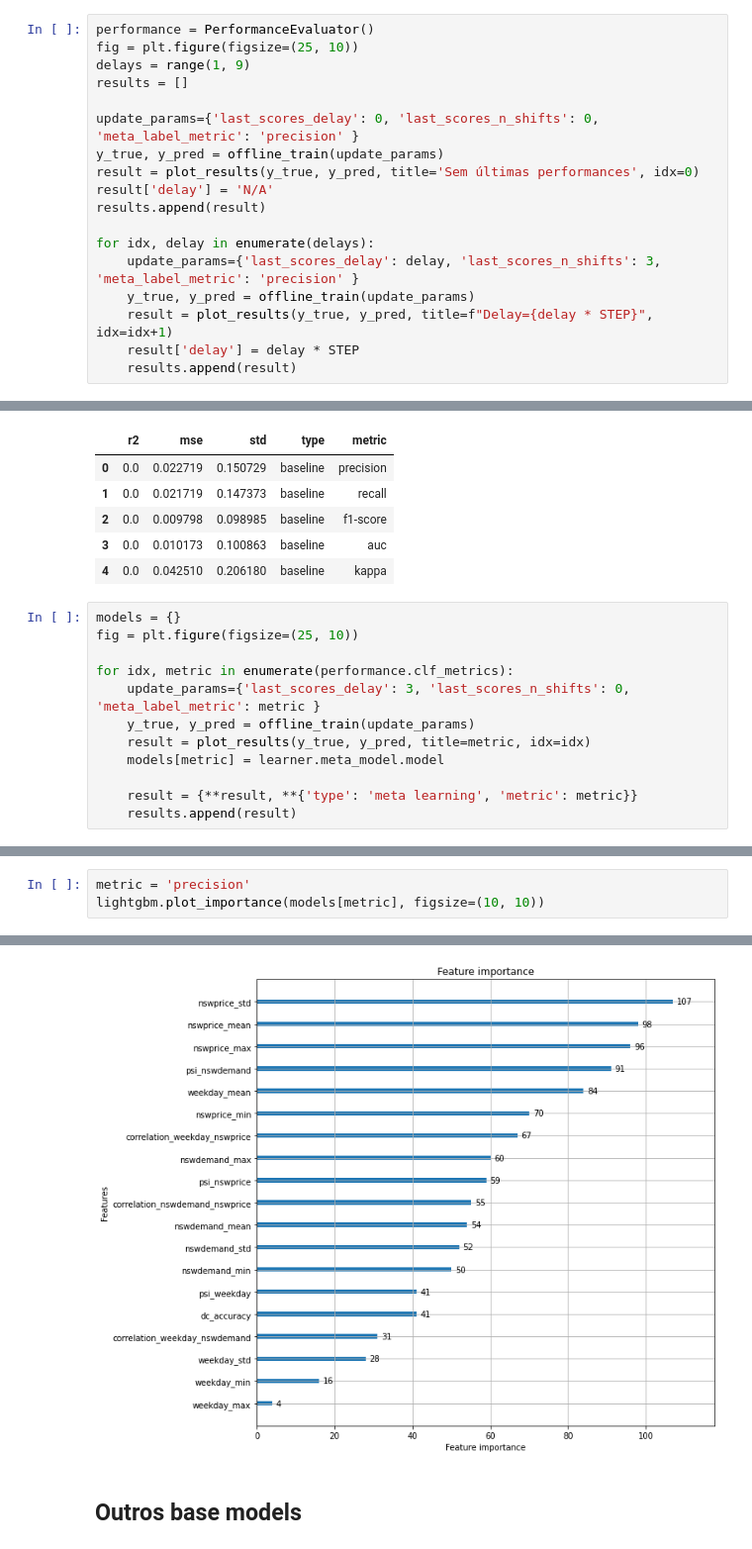
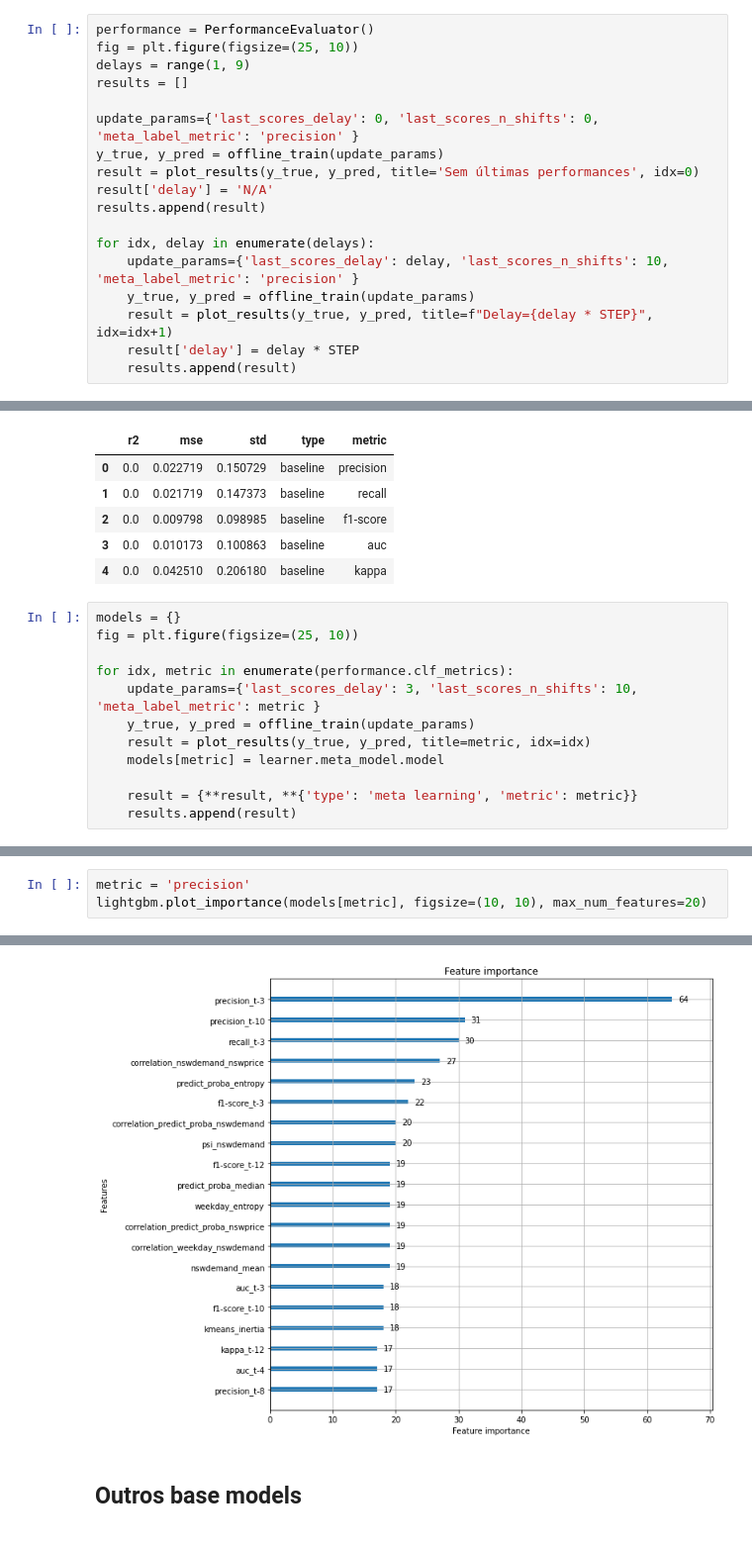
Before and after one commit to feamelo/drift-meta-learning, a Jupyter notebook: src/performance_predictor.ipynb, the cells around one changed output, grey strips where cells are left out. Shown: that part at 99% size. Cells and saved outputs as stored; diff of their text form.

```diff
--- a/src/performance_predictor.ipynb
+++ b/src/performance_predictor.ipynb
@@ -116,7 +116,7 @@ result['delay'] = 'N/A'
 results.append(result)
 
 for idx, delay in enumerate(delays):
-    update_params={'last_scores_delay': delay, 'last_scores_n_shifts': 3, 'meta_label_metric': 'precision' }
+    update_params={'last_scores_delay': delay, 'last_scores_n_shifts': 10, 'meta_label_metric': 'precision' }
     y_true, y_pred = offline_train(update_params)
     result = plot_results(y_true, y_pred, title=f"Delay={delay * STEP}", idx=idx+1)
     result['delay'] = delay * STEP
@@ -165,7 +164,7 @@ models = {}
 fig = plt.figure(figsize=(25, 10))
 
 for idx, metric in enumerate(performance.clf_metrics):
-    update_params={'last_scores_delay': 3, 'last_scores_n_shifts': 0, 'meta_label_metric': metric }
+    update_params={'last_scores_delay': 3, 'last_scores_n_shifts': 10, 'meta_label_metric': metric }
     y_true, y_pred = offline_train(update_params)
     result = plot_results(y_true, y_pred, title=metric, idx=idx)
     models[metric] = learner.meta_model.model
@@ -187,9 +186,9 @@ for idx, col in enumerate(['r2', 'mse', 'std']):
 # %%
 metric = 'precision'
-lightgbm.plot_importance(models[metric], figsize=(10, 10))
+lightgbm.plot_importance(models[metric], figsize=(10, 10), max_num_features=20)
 # %% [output]
 <AxesSubplot:title={'center':'Feature importance'}, xlabel='Feature importance', ylabel='Features'>
-[figure, old version]
+[figure, new version]
 # %% [markdown]
 ## Outros base models
 # %%
```
Also changed, not shown: parts of 9 cells of this notebook, 7 other files.
